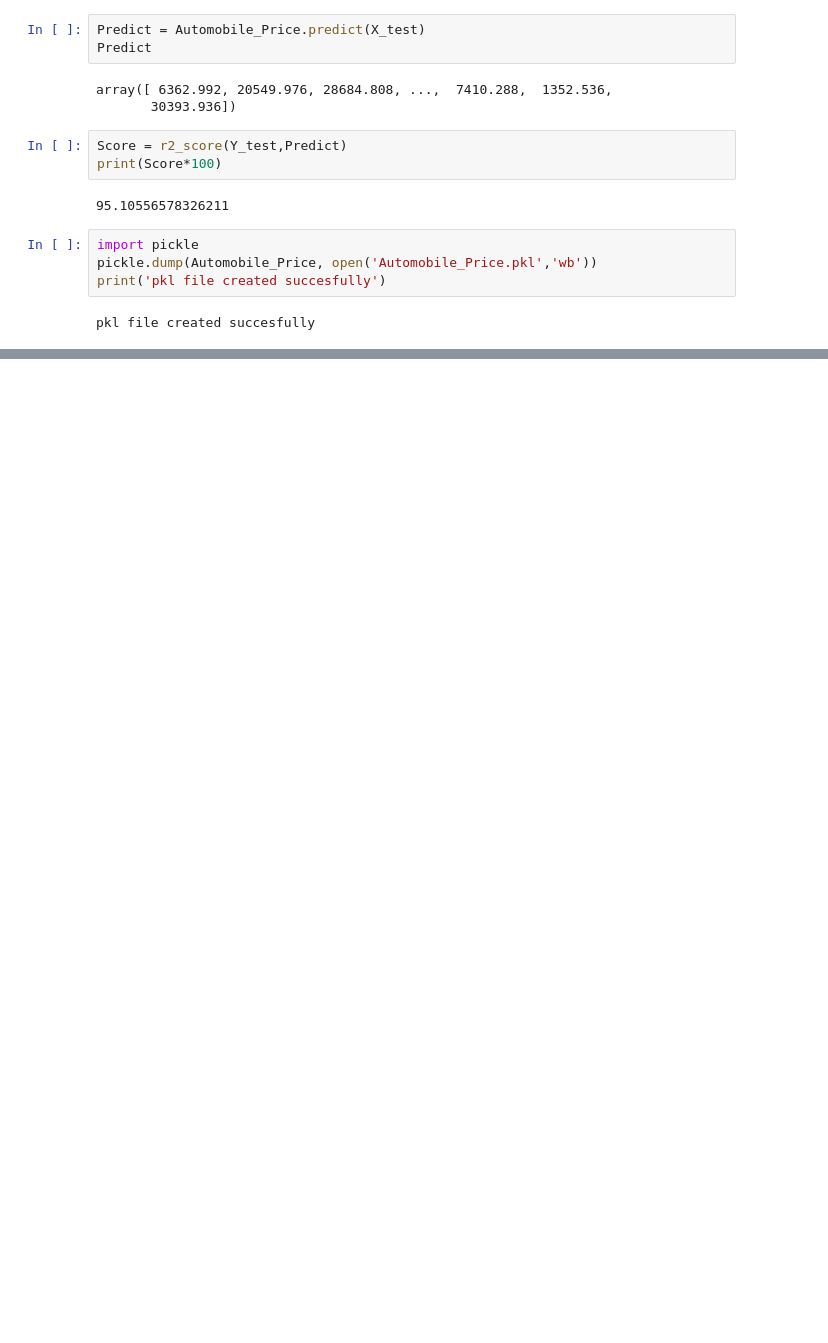
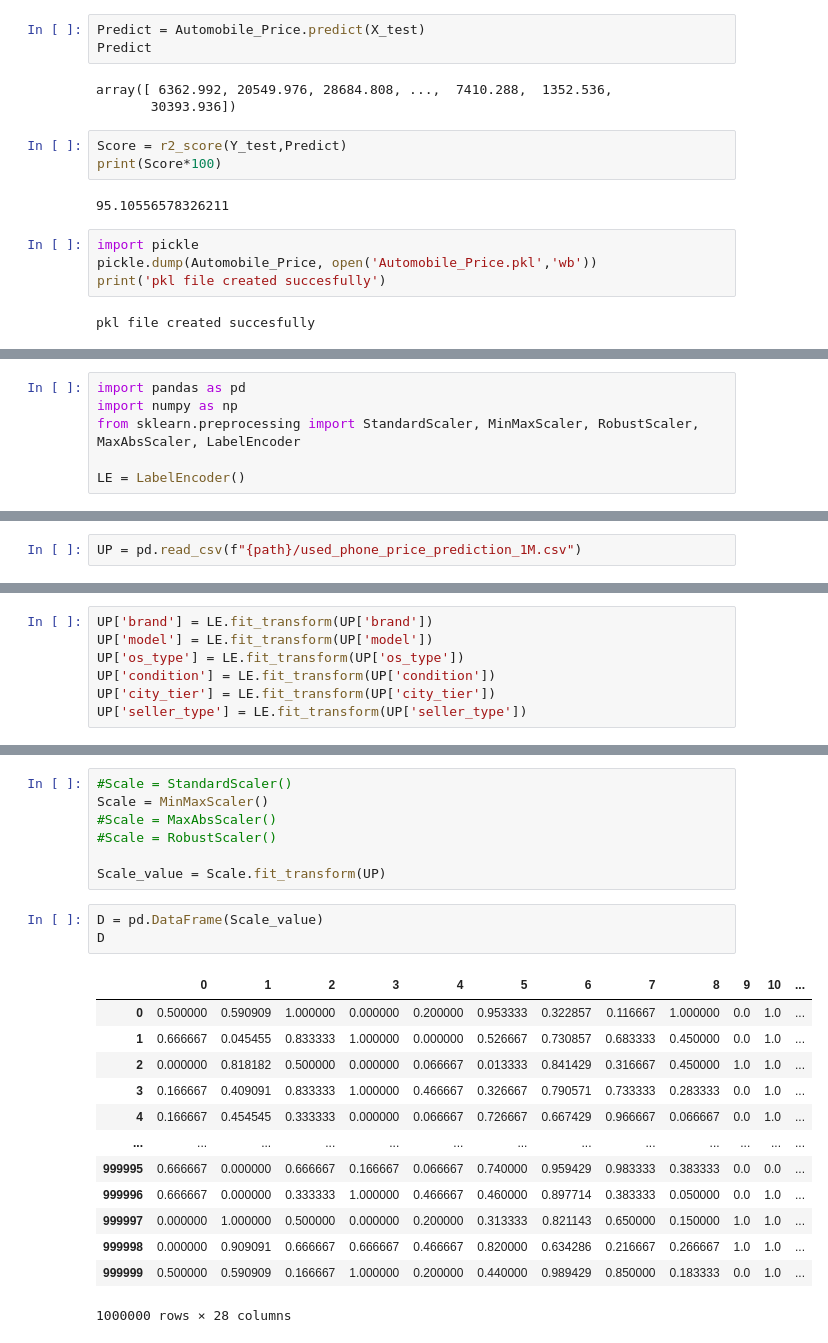
Before and after one commit to Aradhyagodambe/Python-Colab-Files, a Jupyter notebook: ML_Fundamnetals.ipynb, the cells around one changed output, grey strips where cells are left out. Cells and saved outputs as stored; diff of their text form; blank space fills up the shorter version.

```diff
--- a/ML_Fundamnetals.ipynb
+++ b/ML_Fundamnetals.ipynb
@@ -1641,0 +1650,6 @@ pkl file created succesfully
+# %%
+import pandas as pd
+import numpy as np
+from sklearn.preprocessing import StandardScaler, MinMaxScaler, RobustScaler, MaxAbsScaler, LabelEncoder
+
+LE = LabelEncoder()
@@ -1641,0 +1666,2 @@ pkl file created succesfully
+# %%
+UP = pd.read_csv(f"{path}/used_phone_price_prediction_1M.csv")
@@ -1641,0 +1689,7 @@ pkl file created succesfully
+# %%
+UP['brand'] = LE.fit_transform(UP['brand'])
+UP['model'] = LE.fit_transform(UP['model'])
+UP['os_type'] = LE.fit_transform(UP['os_type'])
+UP['condition'] = LE.fit_transform(UP['condition'])
+UP['city_tier'] = LE.fit_transform(UP['city_tier'])
+UP['seller_type'] = LE.fit_transform(UP['seller_type'])
@@ -1641,0 +1716,24 @@ pkl file created succesfully
+# %%
+#Scale = StandardScaler()
+Scale = MinMaxScaler()
+#Scale = MaxAbsScaler()
+#Scale = RobustScaler()
+
+Scale_value = Scale.fit_transform(UP)
+# %%
+D = pd.DataFrame(Scale_value)
+D
+# %% [output]
+|  | 0 | 1 | 2 | 3 | 4 | 5 | 6 | 7 | 8 | 9 | 10 | ... |
+| 0 | 0.500000 | 0.590909 | 1.000000 | 0.000000 | 0.200000 | 0.953333 | 0.322857 | 0.116667 | 1.000000 | 0.0 | 1.0 | ... |
+| 1 | 0.666667 | 0.045455 | 0.833333 | 1.000000 | 0.000000 | 0.526667 | 0.730857 | 0.683333 | 0.450000 | 0.0 | 1.0 | ... |
+| 2 | 0.000000 | 0.818182 | 0.500000 | 0.000000 | 0.066667 | 0.013333 | 0.841429 | 0.316667 | 0.450000 | 1.0 | 1.0 | ... |
+| 3 | 0.166667 | 0.409091 | 0.833333 | 1.000000 | 0.466667 | 0.326667 | 0.790571 | 0.733333 | 0.283333 | 0.0 | 1.0 | ... |
+| 4 | 0.166667 | 0.454545 | 0.333333 | 0.000000 | 0.066667 | 0.726667 | 0.667429 | 0.966667 | 0.066667 | 0.0 | 1.0 | ... |
+| ... | ... | ... | ... | ... | ... | ... | ... | ... | ... | ... | ... | ... |
+| 999995 | 0.666667 | 0.000000 | 0.666667 | 0.166667 | 0.066667 | 0.740000 | 0.959429 | 0.983333 | 0.383333 | 0.0 | 0.0 | ... |
+| 999996 | 0.666667 | 0.000000 | 0.333333 | 1.000000 | 0.466667 | 0.460000 | 0.897714 | 0.383333 | 0.050000 | 0.0 | 1.0 | ... |
+| 999997 | 0.000000 | 1.000000 | 0.500000 | 0.000000 | 0.200000 | 0.313333 | 0.821143 | 0.650000 | 0.150000 | 1.0 | 1.0 | ... |
+| 999998 | 0.000000 | 0.909091 | 0.666667 | 0.666667 | 0.466667 | 0.820000 | 0.634286 | 0.216667 | 0.266667 | 1.0 | 1.0 | ... |
+| 999999 | 0.500000 | 0.590909 | 0.166667 | 1.000000 | 0.200000 | 0.440000 | 0.989429 | 0.850000 | 0.183333 | 0.0 | 1.0 | ... |
+1000000 rows × 28 columns
```
Also changed, not shown: parts of 7 cells of this notebook.
